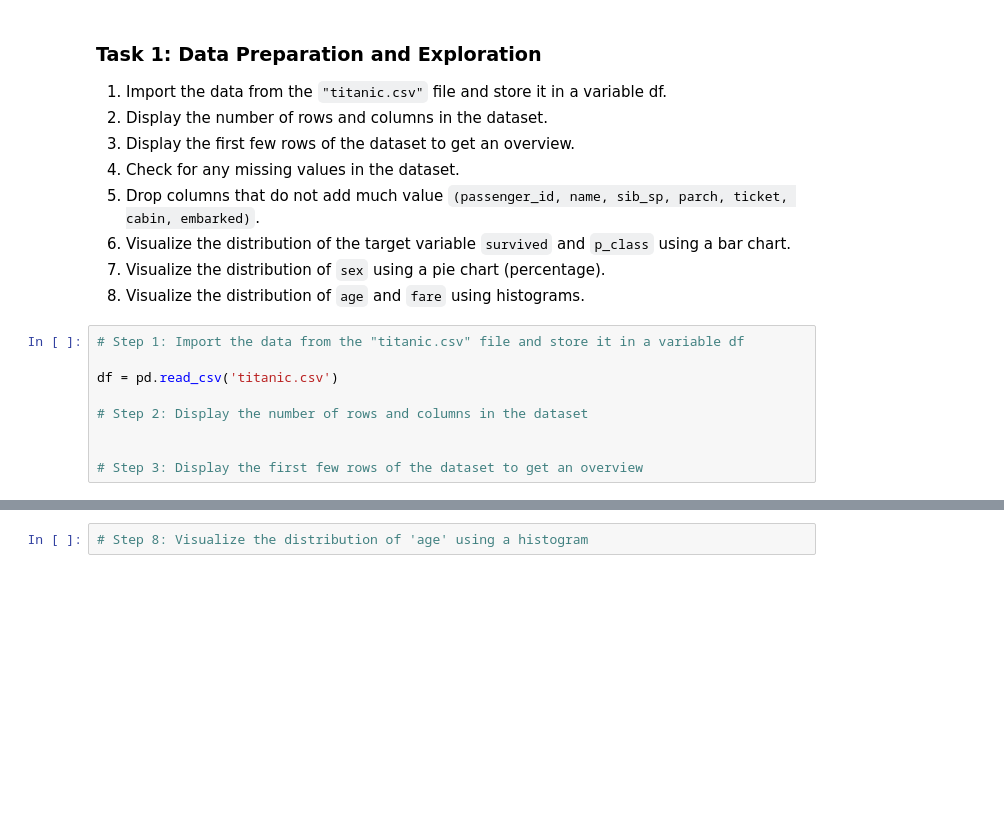
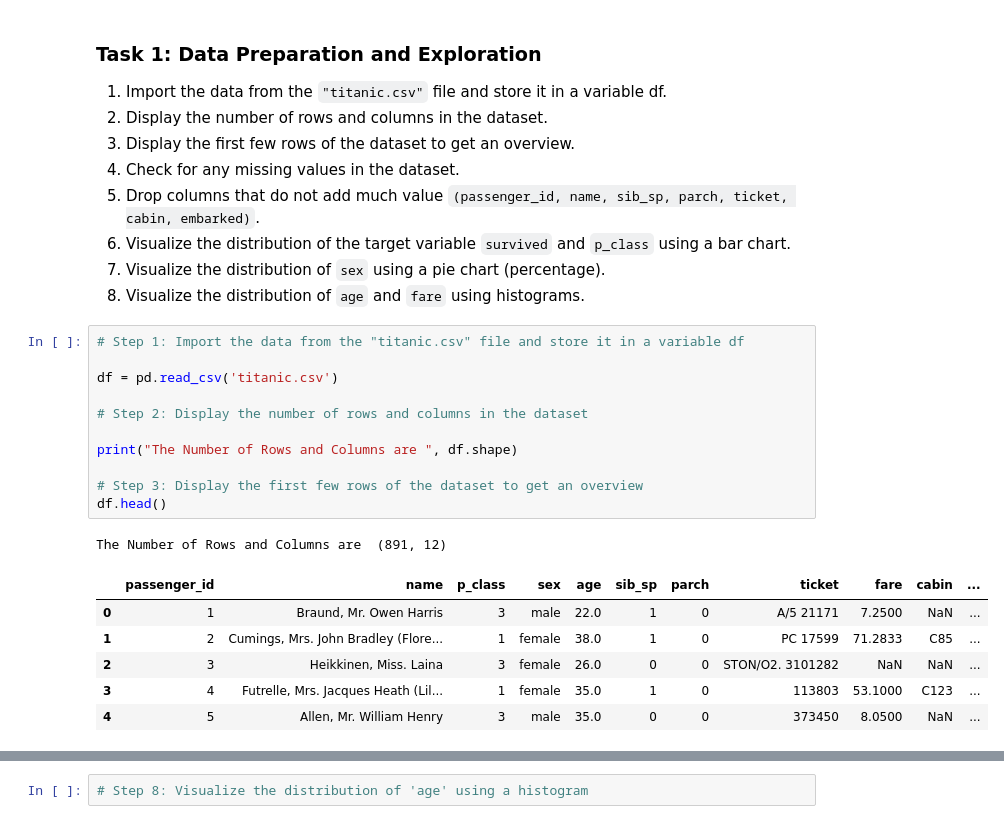
Before and after one commit to RawatXd/Machine-Learning-Projects, a Jupyter notebook: Titanic Survival Prediction/titanic_survival.ipynb, the cells around one changed output, grey strips where cells are left out. Cells and saved outputs as stored; diff of their text form; blank space fills up the shorter version.

```diff
--- a/Titanic Survival Prediction/titanic_survival.ipynb
+++ b/Titanic Survival Prediction/titanic_survival.ipynb
@@ -42,11 +42,21 @@ from sklearn.metrics import classification_report , confusion_matrix
 # %%
 # Step 1: Import the data from the "titanic.csv" file and store it in a variable df
 
 df = pd.read_csv('titanic.csv')
 
 # Step 2: Display the number of rows and columns in the dataset
 
+print("The Number of Rows and Columns are ", df.shape)
 
 # Step 3: Display the first few rows of the dataset to get an overview
+df.head()
+# %% [output]
+The Number of Rows and Columns are  (891, 12)
+|  | passenger_id | name | p_class | sex | age | sib_sp | parch | ticket | fare | cabin | ... |
+| 0 | 1 | Braund, Mr. Owen Harris | 3 | male | 22.0 | 1 | 0 | A/5 21171 | 7.2500 | NaN | ... |
+| 1 | 2 | Cumings, Mrs. John Bradley (Flore... | 1 | female | 38.0 | 1 | 0 | PC 17599 | 71.2833 | C85 | ... |
+| 2 | 3 | Heikkinen, Miss. Laina | 3 | female | 26.0 | 0 | 0 | STON/O2. 3101282 | NaN | NaN | ... |
+| 3 | 4 | Futrelle, Mrs. Jacques Heath (Lil... | 1 | female | 35.0 | 1 | 0 | 113803 | 53.1000 | C123 | ... |
+| 4 | 5 | Allen, Mr. William Henry | 3 | male | 35.0 | 0 | 0 | 373450 | 8.0500 | NaN | ... |
 # %%
 # Step 4: Check for any missing values in the dataset
```
Also changed, not shown: parts of 4 cells of this notebook.
